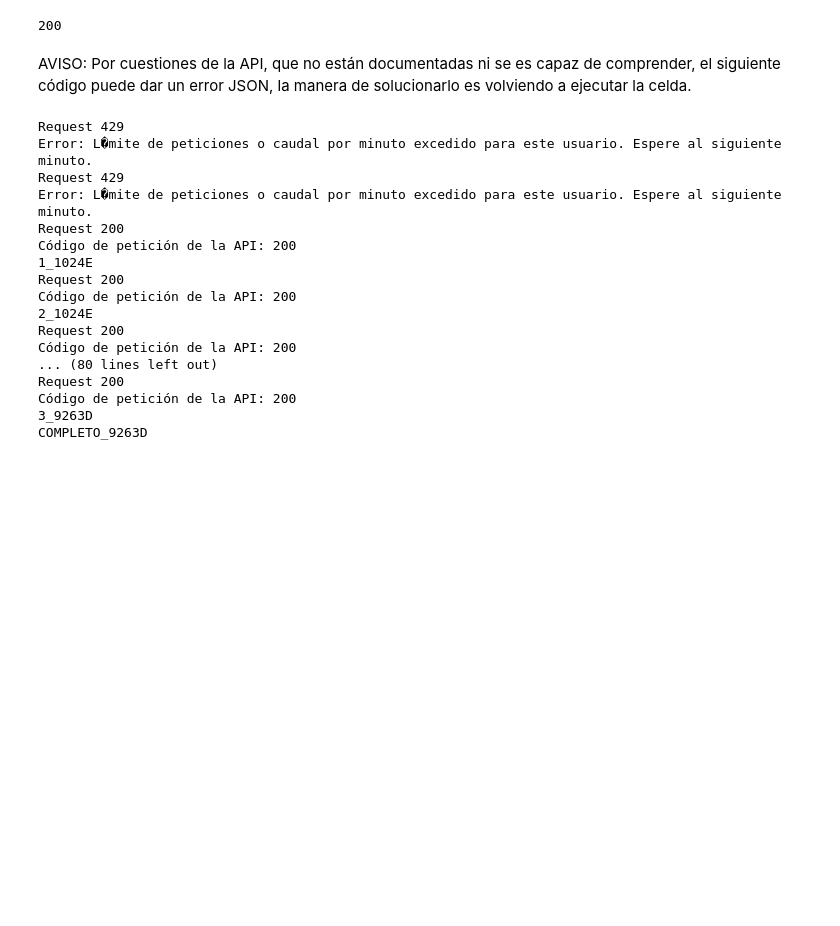
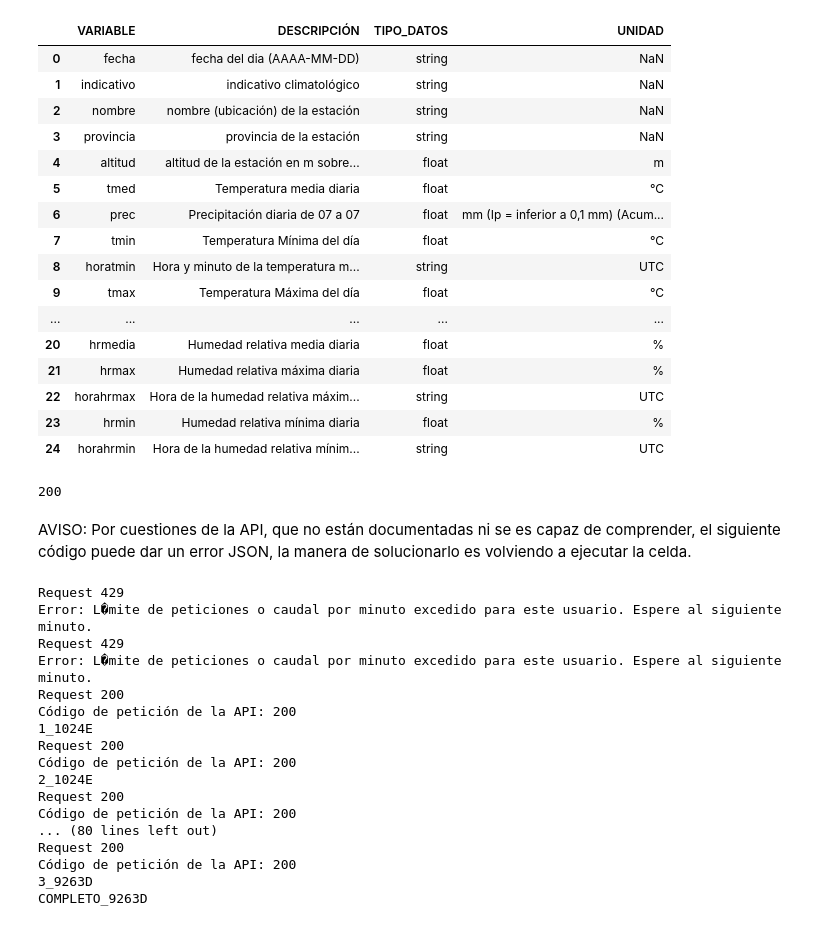
Before and after one commit to danielsoponaru/25-26_2_R6_VERDE_CLARO, a Jupyter notebook: proyecto_vs_gvc/packages/Consultas_API.ipynb, the cells around one changed output. Saved outputs shown, nothing was run; the diff lists cells and outputs as text; code cells hidden in the pictures; blank space fills up the shorter version.

```diff
--- a/proyecto_vs_gvc/packages/Consultas_API.ipynb
+++ b/proyecto_vs_gvc/packages/Consultas_API.ipynb
@@ -14,6 +14,26 @@ path_json = os.path.join('..', 'config_files', 'credentials.json')
 with open(path_json, 'r') as file:
     data = json.load(file)
 API_KEY = data['API_KEY']
+# %%
+api.api_info(api_key = API_KEY)
+# %% [output]
+|  | VARIABLE | DESCRIPCIÓN | TIPO_DATOS | UNIDAD |
+| 0 | fecha | fecha del dia (AAAA-MM-DD) | string | NaN |
+| 1 | indicativo | indicativo climatológico | string | NaN |
+| 2 | nombre | nombre (ubicación) de la estación | string | NaN |
+| 3 | provincia | provincia de la estación | string | NaN |
+| 4 | altitud | altitud de la estación en m sobre... | float | m |
+| 5 | tmed | Temperatura media diaria | float | °C |
+| 6 | prec | Precipitación diaria de 07 a 07 | float | mm (Ip = inferior a 0,1 mm) (Acum... |
+| 7 | tmin | Temperatura Mínima del día | float | °C |
+| 8 | horatmin | Hora y minuto de la temperatura m... | string | UTC |
+| 9 | tmax | Temperatura Máxima del día | float | °C |
+| ... | ... | ... | ... | ... |
+| 20 | hrmedia | Humedad relativa media diaria | float | % |
+| 21 | hrmax | Humedad relativa máxima diaria | float | % |
+| 22 | horahrmax | Hora de la humedad relativa máxim... | string | UTC |
+| 23 | hrmin | Humedad relativa mínima diaria | float | % |
+| 24 | horahrmin | Hora de la humedad relativa mínim... | string | UTC |
 # %%
 estaciones = api.estaciones(api_key = API_KEY)
 estaciones.columns = ['idema_code', 'meteorology_station', 'region']
```
Also changed, not shown: 1 other file.
